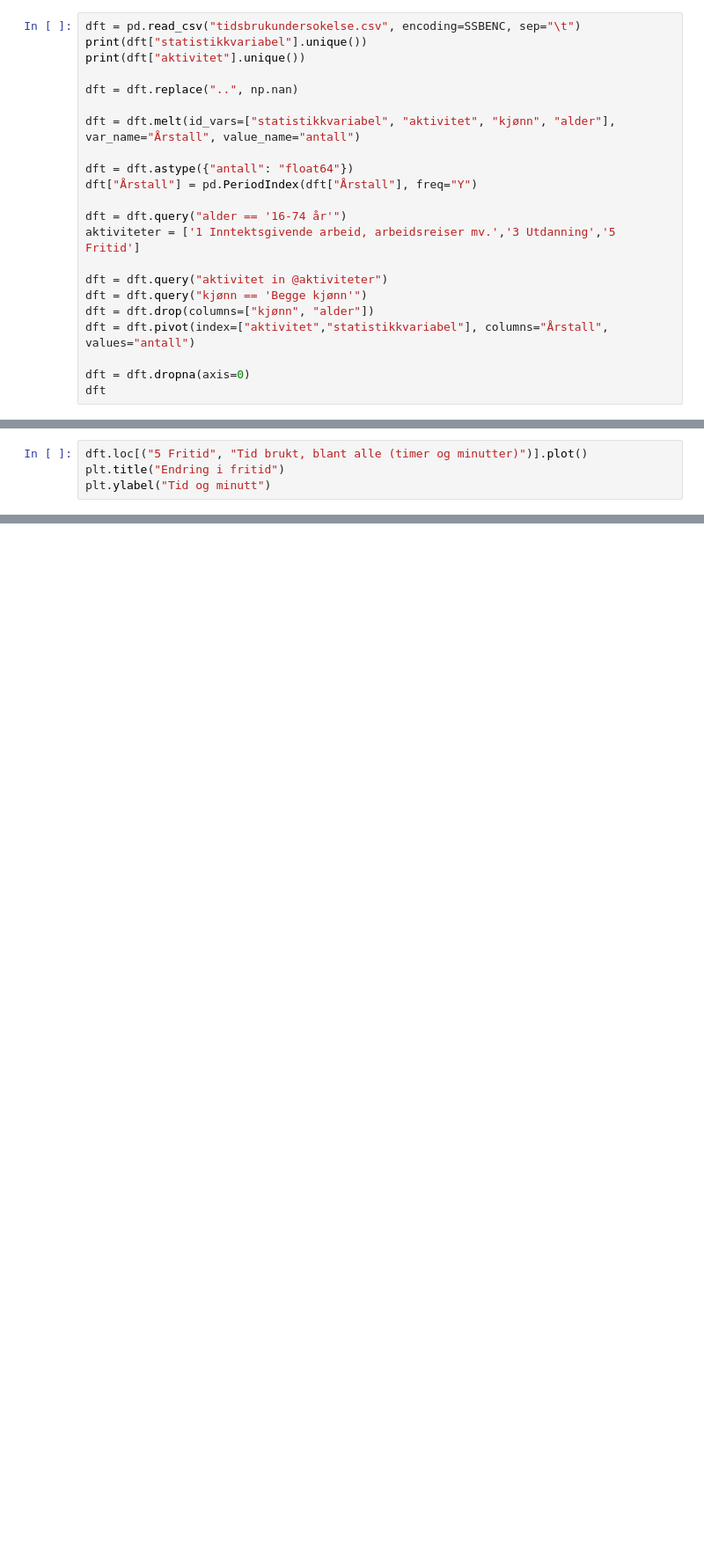
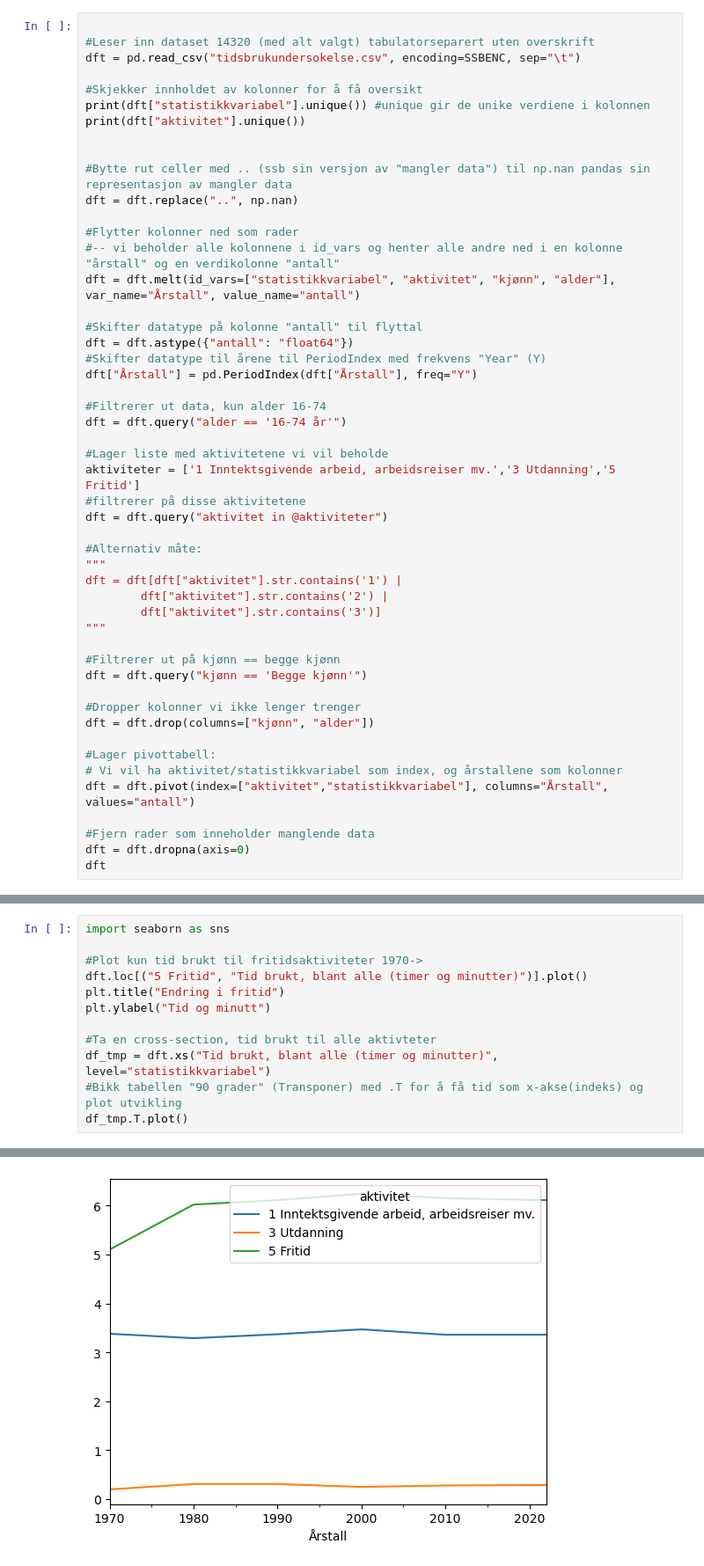
Before and after one commit to jonasjul/IIRA2001H24, a Jupyter notebook: 10-Avansert-Pandas-API-requests/SSB-drodling-JH.ipynb, the cells around one changed output, grey strips where cells are left out. Shown at 88% size. Drawn from its saved outputs; the diff is of its cells as text; blank space fills up the shorter version.

```diff
--- a/10-Avansert-Pandas-API-requests/SSB-drodling-JH.ipynb
+++ b/10-Avansert-Pandas-API-requests/SSB-drodling-JH.ipynb
@@ -20,25 +23,53 @@ df
 | 5 | 1997 og senere | 15470 |
 [figure]
 # %%
+
+#Leser inn dataset 14320 (med alt valgt) tabulatorseparert uten overskrift
 dft = pd.read_csv("tidsbrukundersokelse.csv", encoding=SSBENC, sep="\t")
-print(dft["statistikkvariabel"].unique())
+
+#Skjekker innholdet av kolonner for å få oversikt
+print(dft["statistikkvariabel"].unique()) #unique gir de unike verdiene i kolonnen
 print(dft["aktivitet"].unique())
 
+
+#Bytte rut celler med .. (ssb sin versjon av "mangler data") til np.nan pandas sin representasjon av mangler data
 dft = dft.replace("..", np.nan)
 
+#Flytter kolonner ned som rader
+#-- vi beholder alle kolonnene i id_vars og henter alle andre ned i en kolonne "årstall" og en verdikolonne "antall"
 dft = dft.melt(id_vars=["statistikkvariabel", "aktivitet", "kjønn", "alder"], var_name="Årstall", value_name="antall")
 
+#Skifter datatype på kolonne "antall" til flyttal
 dft = dft.astype({"antall": "float64"})
+#Skifter datatype til årene til PeriodIndex med frekvens "Year" (Y)
 dft["Årstall"] = pd.PeriodIndex(dft["Årstall"], freq="Y")
 
+#Filtrerer ut data, kun alder 16-74
 dft = dft.query("alder == '16-74 år'")
+
+#Lager liste med aktivitetene vi vil beholde
 aktiviteter = ['1 Inntektsgivende arbeid, arbeidsreiser mv.','3 Utdanning','5 Fritid']
+#filtrerer på disse aktivitetene
+dft = dft.query("aktivitet in @aktiviteter")
 
-dft = dft.query("aktivitet in @aktiviteter")
+#Alternativ måte:
+"""
+dft = dft[dft["aktivitet"].str.contains('1') |
+        dft["aktivitet"].str.contains('2') |
+        dft["aktivitet"].str.contains('3')]
+"""
+
+#Filtrerer ut på kjønn == begge kjønn
 dft = dft.query("kjønn == 'Begge kjønn'")
+
+#Dropper kolonner vi ikke lenger trenger
 dft = dft.drop(columns=["kjønn", "alder"])
+
+#Lager pivottabell:
+# Vi vil ha aktivitet/statistikkvariabel som index, og årstallene som kolonner
 dft = dft.pivot(index=["aktivitet","statistikkvariabel"], columns="Årstall", values="antall")
 
+#Fjern rader som inneholder manglende data
 dft = dft.dropna(axis=0)
 dft
 # %% [output]
@@ -60,7 +91,15 @@ dft
 |  | Tid brukt, blant alle (timer og m... | 5.10 | 6.02 | 6.11 | 6.24 | 6.15 | 6.11 |
 |  | Tid brukt, blant de som utførte a... | 5.17 | 6.05 | 6.14 | 6.27 | 6.17 | 6.24 |
 # %%
+import seaborn as sns
+
+#Plot kun tid brukt til fritidsaktiviteter 1970->
 dft.loc[("5 Fritid", "Tid brukt, blant alle (timer og minutter)")].plot()
 plt.title("Endring i fritid")
 plt.ylabel("Tid og minutt")
+
+#Ta en cross-section, tid brukt til alle aktivteter
+df_tmp = dft.xs("Tid brukt, blant alle (timer og minutter)", level="statistikkvariabel")
+#Bikk tabellen "90 grader" (Transponer) med .T for å få tid som x-akse(indeks) og plot utvikling
+df_tmp.T.plot()
 # %% [output]
@@ -68 +107,2 @@ Text(0, 0.5, 'Tid og minutt')
 [figure]
+[figure, added]
```
Also changed, not shown: parts of 3 cells of this notebook.
